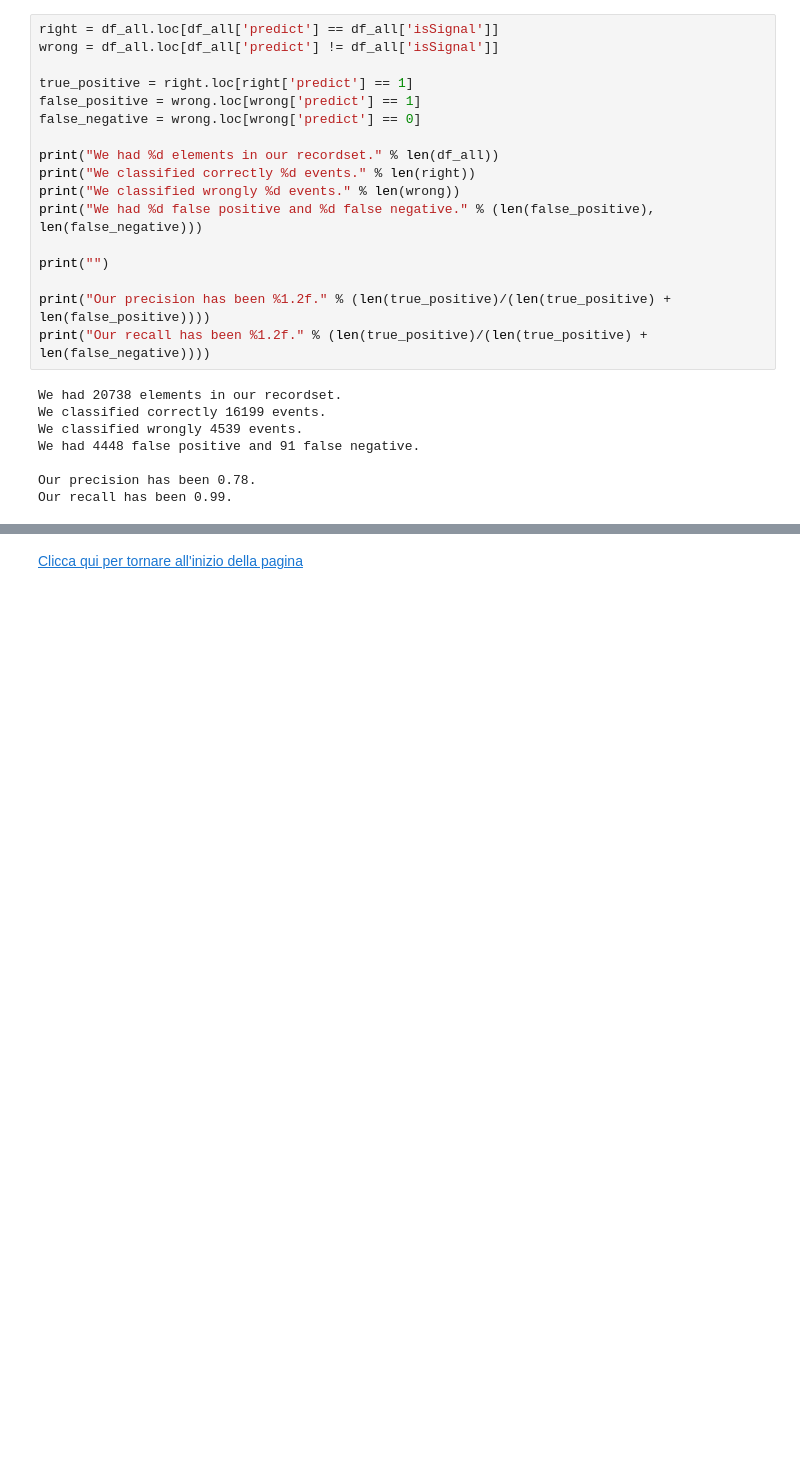
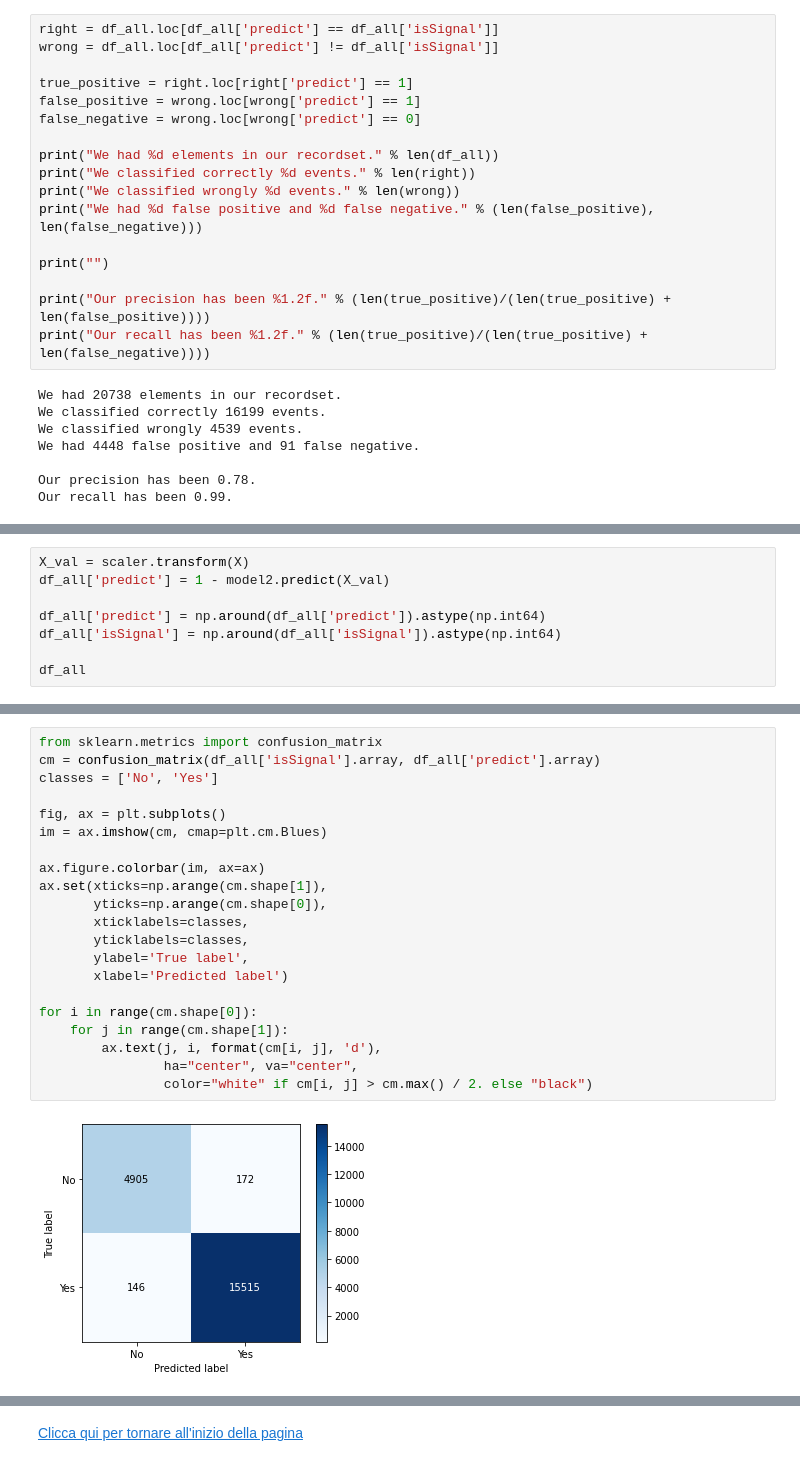
Before and after one commit to biancini/DataScience-HEP, a Jupyter notebook: Lezioni/Lezione 7.B - Soluzioni.ipynb, the cells around one changed output, grey strips where cells are left out. Cells and saved outputs as stored; diff of their text form; blank space fills up the shorter version.

```diff
--- a/Lezioni/Lezione 7.B - Soluzioni.ipynb
+++ b/Lezioni/Lezione 7.B - Soluzioni.ipynb
@@ -262,0 +350,8 @@ Our recall has been 0.99.
+# %%
+X_val = scaler.transform(X)
+df_all['predict'] = 1 - model2.predict(X_val)
+
+df_all['predict'] = np.around(df_all['predict']).astype(np.int64)
+df_all['isSignal'] = np.around(df_all['isSignal']).astype(np.int64)
+
+df_all
@@ -262,0 +372,23 @@ Our recall has been 0.99.
+# %%
+from sklearn.metrics import confusion_matrix
+cm = confusion_matrix(df_all['isSignal'].array, df_all['predict'].array)
+classes = ['No', 'Yes']
+
+fig, ax = plt.subplots()
+im = ax.imshow(cm, cmap=plt.cm.Blues)
+
+ax.figure.colorbar(im, ax=ax)
+ax.set(xticks=np.arange(cm.shape[1]),
+       yticks=np.arange(cm.shape[0]),
+       xticklabels=classes,
+       yticklabels=classes,
+       ylabel='True label',
+       xlabel='Predicted label')
+
+for i in range(cm.shape[0]):
+    for j in range(cm.shape[1]):
+        ax.text(j, i, format(cm[i, j], 'd'),
+                ha="center", va="center",
+                color="white" if cm[i, j] > cm.max() / 2. else "black")
+# %% [output]
+[figure, added]
```
Also changed, not shown: parts of 7 cells of this notebook.
